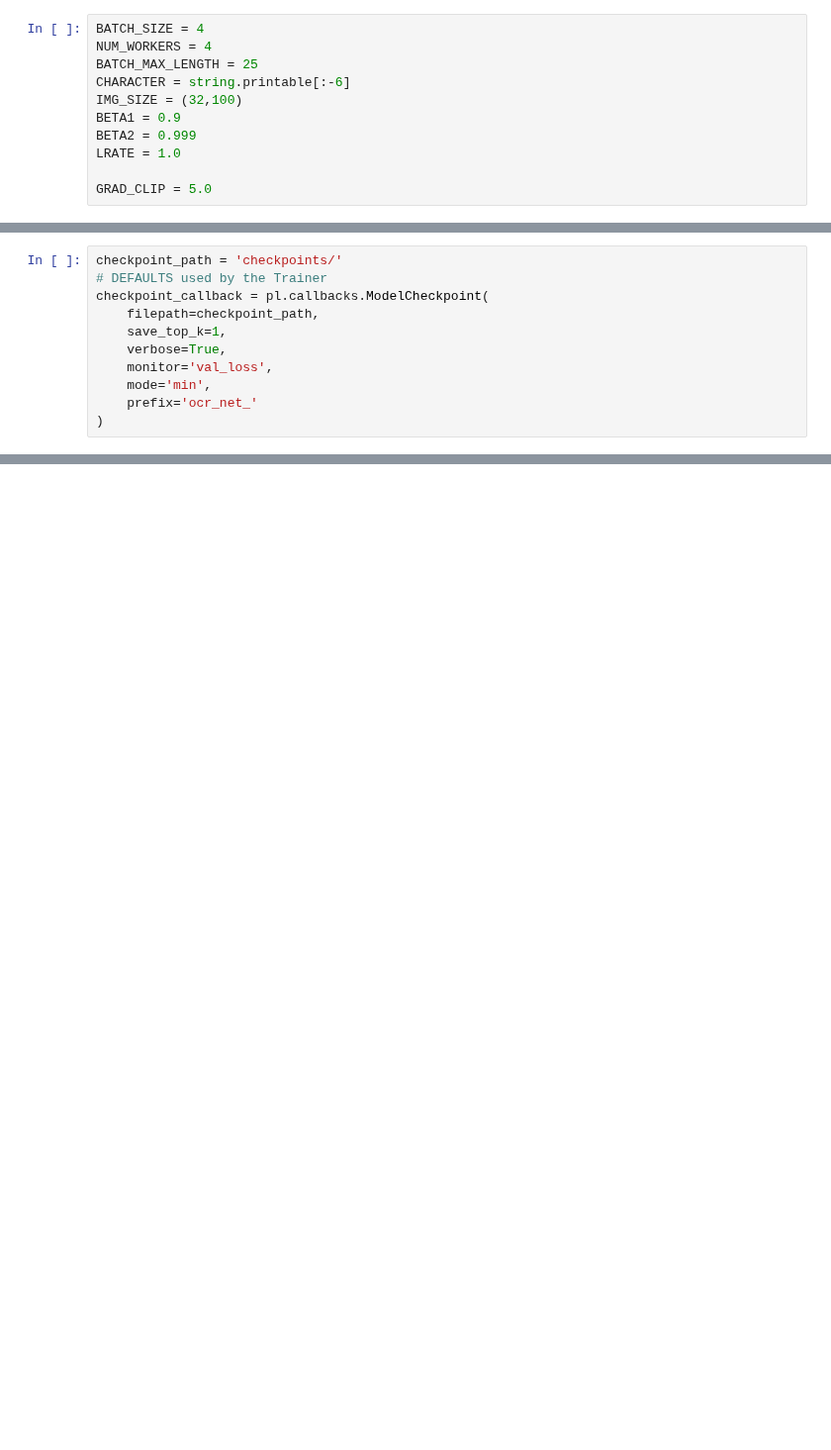
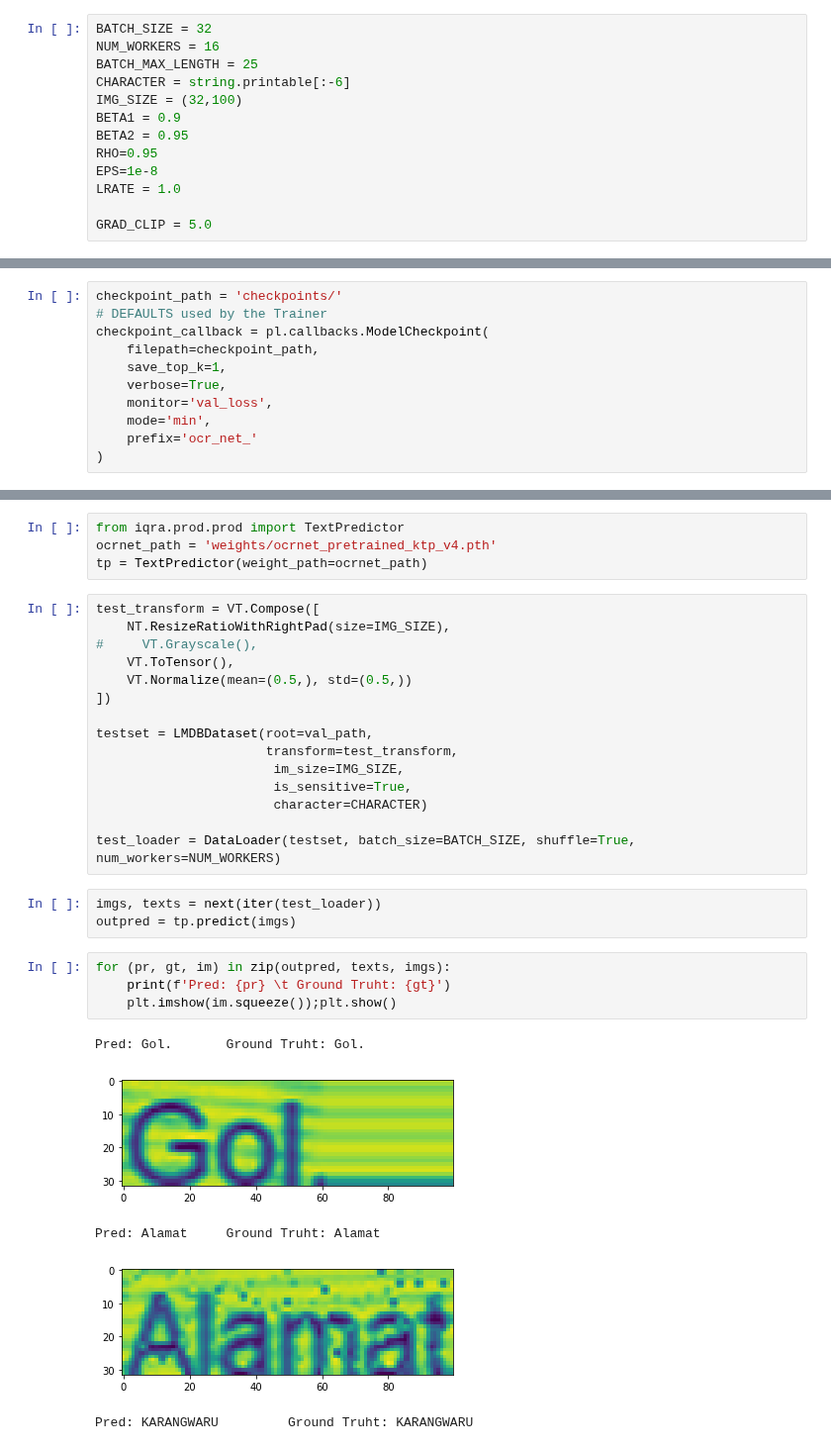
Before and after one commit to nunenuh/crnn.pytorch, a Jupyter notebook: notebook/train.ipynb, the cells around one changed output, grey strips where cells are left out. Shown at 99% size. Cells and saved outputs as stored; diff of their text form; blank space fills up the shorter version.

```diff
--- a/notebook/train.ipynb
+++ b/notebook/train.ipynb
@@ -91,11 +97,13 @@ device = torch.device('cuda' if torch.cuda.is_available() else 'cpu')
 # %%
-BATCH_SIZE = 4
-NUM_WORKERS = 4
+BATCH_SIZE = 32
+NUM_WORKERS = 16
 BATCH_MAX_LENGTH = 25
 CHARACTER = string.printable[:-6]
 IMG_SIZE = (32,100)
 BETA1 = 0.9
-BETA2 = 0.999
+BETA2 = 0.95
+RHO=0.95
+EPS=1e-8
 LRATE = 1.0
 
 GRAD_CLIP = 5.0
@@ -175,0 +241,32 @@ LOCAL_RANK: 0 - CUDA_VISIBLE_DEVICES: [0,1]
+# %%
+from iqra.prod.prod import TextPredictor
+ocrnet_path = 'weights/ocrnet_pretrained_ktp_v4.pth'
+tp = TextPredictor(weight_path=ocrnet_path)
+# %%
+test_transform = VT.Compose([
+    NT.ResizeRatioWithRightPad(size=IMG_SIZE),
+#     VT.Grayscale(),
+    VT.ToTensor(),
+    VT.Normalize(mean=(0.5,), std=(0.5,))
+])
+
+testset = LMDBDataset(root=val_path,
+                      transform=test_transform,
+                       im_size=IMG_SIZE,
+                       is_sensitive=True,
+                       character=CHARACTER)
+
+test_loader = DataLoader(testset, batch_size=BATCH_SIZE, shuffle=True, num_workers=NUM_WORKERS)
+# %%
+imgs, texts = next(iter(test_loader))
+outpred = tp.predict(imgs)
+# %%
+for (pr, gt, im) in zip(outpred, texts, imgs):
+    print(f'Pred: {pr} \t Ground Truht: {gt}')
+    plt.imshow(im.squeeze());plt.show()
+# %% [output]
+Pred: Gol.       Ground Truht: Gol.
+[figure, added]
+Pred: Alamat     Ground Truht: Alamat
+[figure, added]
+Pred: KARANGWARU         Ground Truht: KARANGWARU
```
Also changed, not shown: parts of 16 cells of this notebook, 10 other files.
